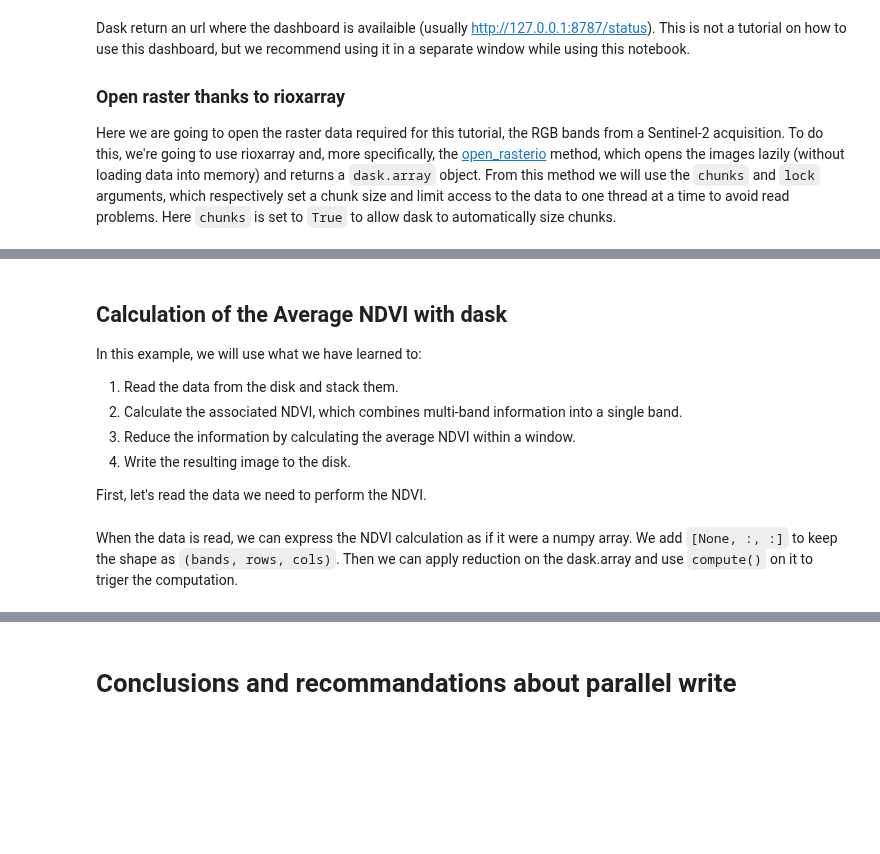
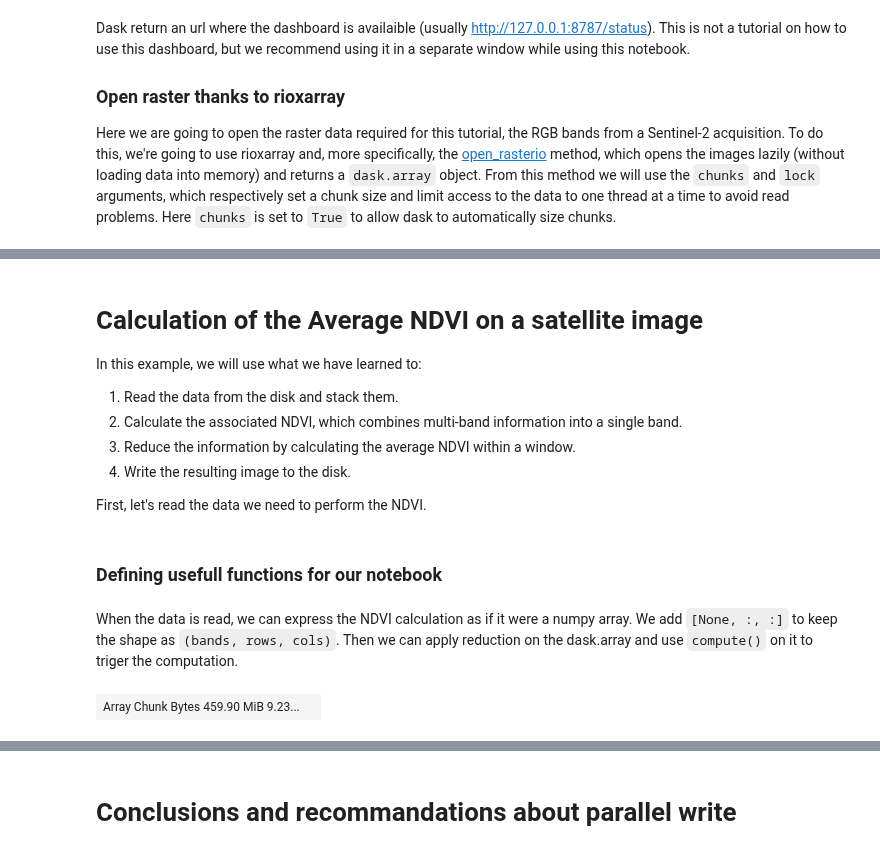
Before and after one commit to tromain/pluto-tuto, a Jupyter notebook: tuto_greenit.ipynb, the cells around one changed output, grey strips where cells are left out. Drawn from its saved outputs; the diff is of its cells as text; code cells hidden in the pictures; blank space fills up the shorter version.

Commit message:
Add an example of chunk size computation

```diff
--- a/tuto_greenit.ipynb
+++ b/tuto_greenit.ipynb
@@ -113,5 +134,5 @@ From this method we will use the ``chunks`` and ``lock`` arguments, which respec
 # %% [markdown]
-## Calculation of the Average NDVI with dask
+# Calculation of the Average NDVI on a satellite image
 
 In this example, we will use what we have learned to:
 
@@ -121,6 +142,8 @@ In this example, we will use what we have learned to:
 4. Write the resulting image to the disk.
 
 First, let's read the data we need to perform the NDVI.
+# %% [markdown]
+### Defining usefull functions for our notebook
 # %%
 def open_raster_and_get_metadata(raster_paths: List[str], chunks: Union[int, Tuple, Dict, None]):
     """
@@ -163,5 +192,12 @@ input_data_array, x_res, y_res, top_left_x, top_left_y, crs = open_raster_and_ge
 # %% [markdown]
 When the data is read, we can express the NDVI calculation as if it were a numpy array. We add ``[None, :, :]`` to keep the shape as ``(bands, rows, cols)``. Then we can apply reduction on the dask.array and use ``compute()`` on it to triger the computation.
 # %%
+# Open the raster
+# Define our own chunks for better performance
+reading_chunks = (-1,2200,2200)
+#reading_chunks = True
+input_data_array, x_res, y_res, top_left_x, top_left_y, crs = open_raster_and_get_metadata([s2_b4,s2_b8], reading_chunks)
 input_data_array
+# %% [output]
+| Array Chunk Bytes 459.90 MiB 9.23... |  |
 # %%
```
Also changed, not shown: parts of 36 cells of this notebook.
